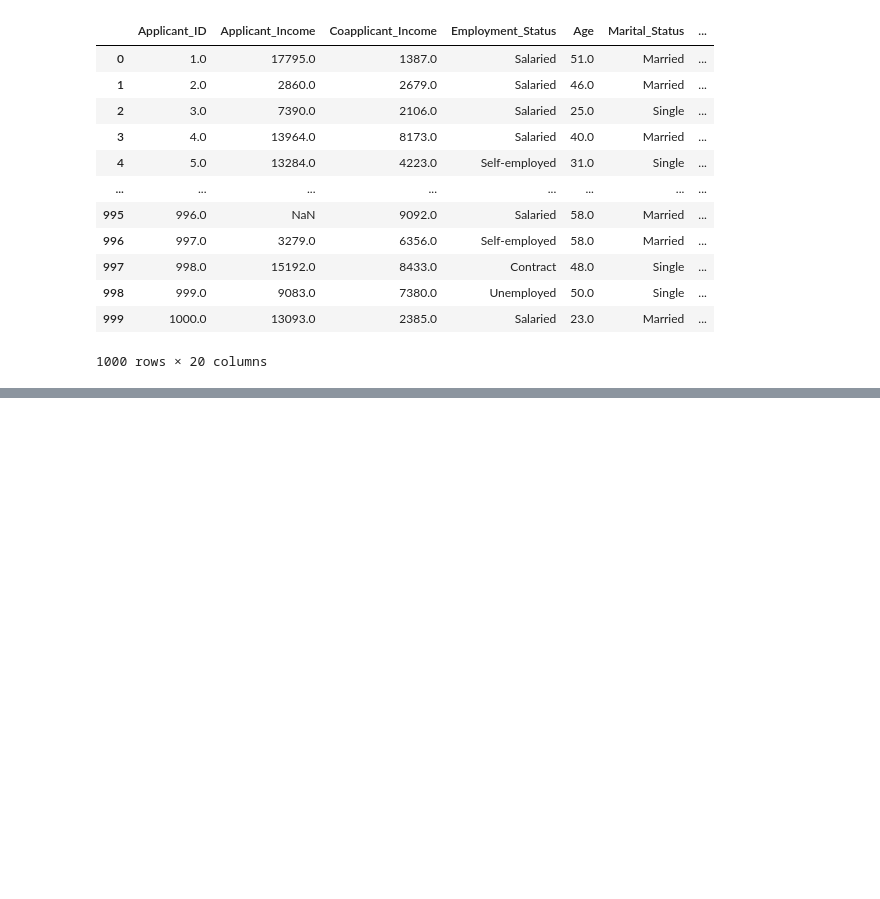
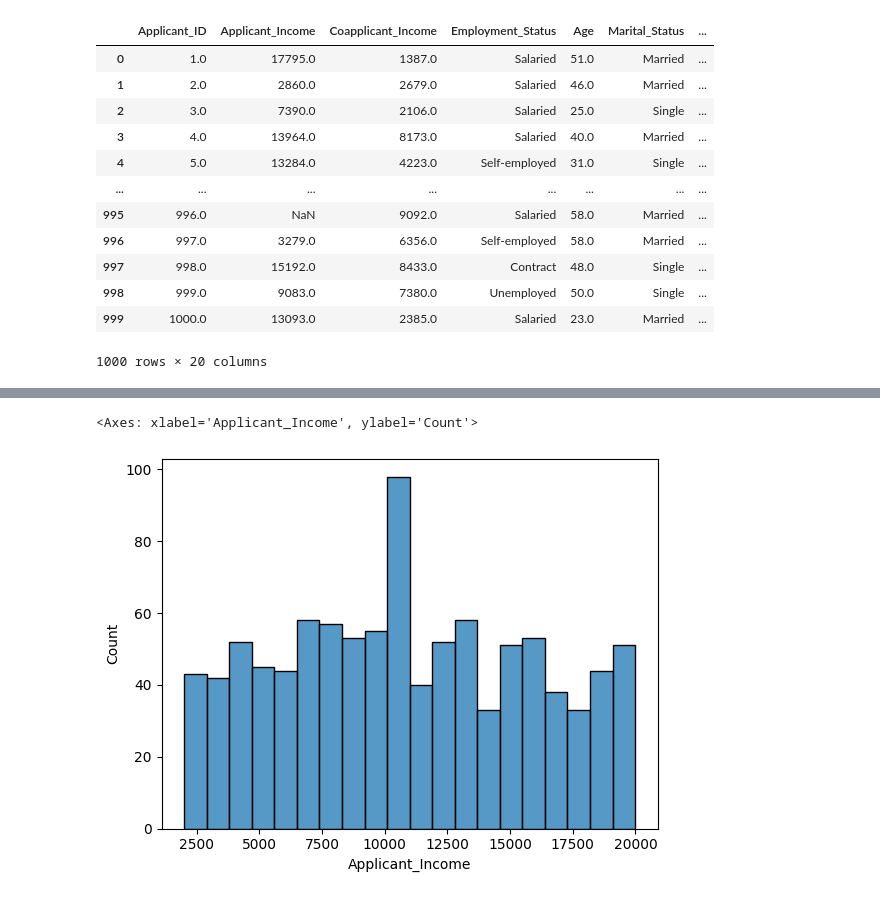
Before and after one commit to sarojsenn/Loan_Approval_System, a Jupyter notebook: credit_wise.ipynb, the cells around one changed output, grey strips where cells are left out. Drawn from its saved outputs; the diff is of its cells as text; code cells hidden in the pictures; blank space fills up the shorter version.

```diff
--- a/credit_wise.ipynb
+++ b/credit_wise.ipynb
@@ -56,0 +129,10 @@ memory usage: 156.4+ KB
+# %%
+#analyse income
+sns.histplot(
+    data = df,
+    x = "Applicant_Income",
+    bins = 20
+)
+# %% [output]
+<Axes: xlabel='Applicant_Income', ylabel='Count'>
+[figure, added]
```
Also changed, not shown: parts of 43 cells of this notebook.
